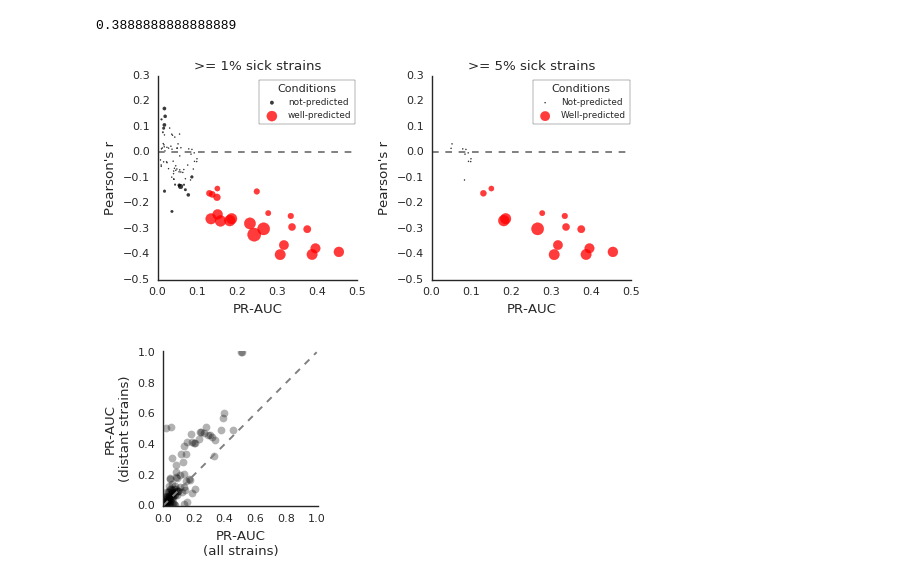
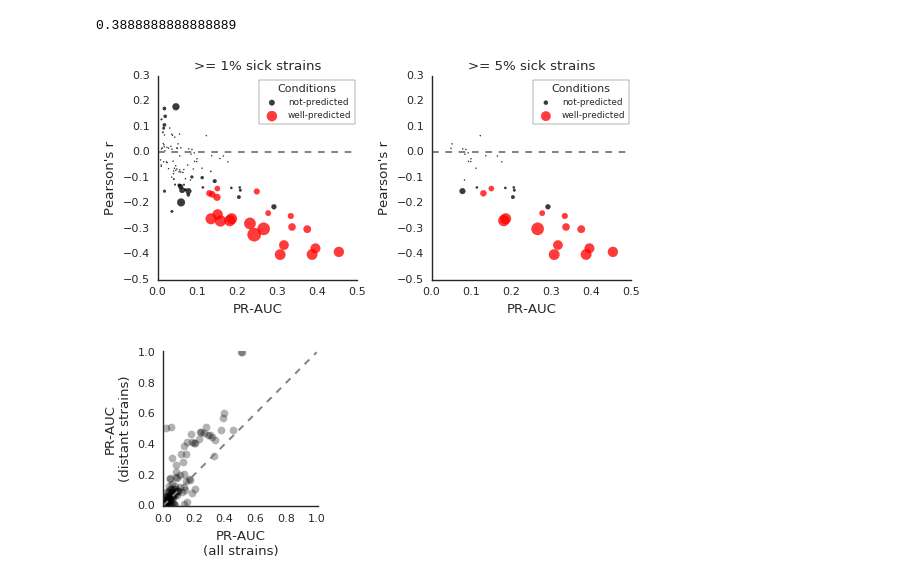
Before and after one commit to mgalardini/ecopredict, a Jupyter notebook: notebooks/sfig4.ipynb, the cells around one changed output. Drawn from its saved outputs; the diff is of its cells as text; code cells hidden in the pictures.

```diff
--- a/notebooks/sfig4.ipynb
+++ b/notebooks/sfig4.ipynb
@@ -120,30 +120,23 @@ Proportion of well-predicted conditions (sick strains >= 5%)
 # %%
 plt.figure(figsize=(7, 3.5))
 
+well_1 = df[(df.psick >= 0.01) &
+            (df.pvalue_corrected <= 0.01) &
+            (df['pr-auc'] >= 0.1)]
+not_1 = df.loc[set(df[(df.psick >= 0.01)].index).difference(well_1.index)]
+
 plt.subplot(121)
 plt.title('>= 1% sick strains')
-plt.scatter(df[(df.psick >= 0.01) &
-               (df.pvalue_corrected > 0.01) &
-               (df['pr-auc'] < 0.1)]['pr-auc'],
-            df[(df.psick >= 0.01) &
-               (df.pvalue_corrected > 0.01) &
-               (df['pr-auc'] < 0.1)].rvalue,
-            (-np.log10(df[(df.psick >= 0.01) &
-                         (df.pvalue_corrected > 0.01) &
-               (df['pr-auc'] < 0.1)]['pvalue_corrected']) + 0.1)*10,
+plt.scatter(not_1['pr-auc'],
+            not_1.rvalue,
+            (-np.log10(not_1['pvalue_corrected']) + 0.1)*10,
             color='k',
             label='not-predicted',
             alpha=0.77)
 
-plt.scatter(df[(df.psick >= 0.01) &
-               (df.pvalue_corrected <= 0.01) &
-               (df['pr-auc'] >= 0.1)]['pr-auc'],
-            df[(df.psick >= 0.01) &
-               (df.pvalue_corrected <= 0.01) &
-               (df['pr-auc'] >= 0.1)].rvalue,
-            (-np.log10(df[(df.psick >= 0.01) &
-                         (df.pvalue_corrected <= 0.01) &
-               (df['pr-auc'] >= 0.1)]['pvalue_corrected']) + 0.1)*10,
+plt.scatter(well_1['pr-auc'],
+            well_1.rvalue,
+            (-np.log10(well_1['pvalue_corrected']) + 0.1)*10,
             color='r',
             label='well-predicted',
             alpha=0.77)
@@ -162,54 +155,47 @@ plt.axhline(0,
             ls='dashed')
 plt.xlim(0)
 
+well_1 = df[(df.psick >= 0.05) &
+            (df.pvalue_corrected <= 0.01) &
+            (df['pr-auc'] >= 0.1)]
+not_1 = df.loc[set(df[(df.psick >= 0.05)].index).difference(well_1.index)]
+
 plt.subplot(122)
 plt.title('>= 5% sick strains')
-plt.scatter(df[(df.psick >= 0.05) &
-               (df.pvalue_corrected > 0.01) &
-               (df['pr-auc'] < 0.1)]['pr-auc'],
-            df[(df.psick >= 0.05) &
-               (df.pvalue_corrected > 0.01) &
-               (df['pr-auc'] < 0.1)].rvalue,
-            (-np.log10(df[(df.psick >= 0.05) &
-                         (df.pvalue_corrected > 0.01) &
-               (df['pr-auc'] < 0.1)]['pvalue_corrected']) + 0.1)*10,
+plt.scatter(not_1['pr-auc'],
+            not_1.rvalue,
+            (-np.log10(not_1['pvalue_corrected']) + 0.1)*10,
             color='k',
-            label='Not-predicted',
+            label='not-predicted',
             alpha=0.77)
 
-plt.scatter(df[(df.psick >= 0.05) &
-               (df.pvalue_corrected <= 0.01) &
-               (df['pr-auc'] >= 0.1)]['pr-auc'],
-            df[(df.psick >= 0.05) &
-               (df.pvalue_corrected <= 0.01) &
-               (df['pr-auc'] >= 0.1)].rvalue,
-            (-np.log10(df[(df.psick >= 0.05) &
-                         (df.pvalue_corrected <= 0.01) &
-               (df['pr-auc'] >= 0.1)]['pvalue_corrected']) + 0.1)*10,
+plt.scatter(well_1['pr-auc'],
+            well_1.rvalue,
+            (-np.log10(well_1['pvalue_corrected']) + 0.1)*10,
             color='r',
-            label='Well-predicted',
+            label='well-predicted',
             alpha=0.77)
 
 plt.xlabel('PR-AUC')
 plt.ylabel('Pearson\'s r')
 
 plt.axhline(0,
             color='grey',
             ls='dashed')
 plt.xlim(0)
 plt.ylim(-0.5, 0.3)
 
 plt.legend(title='Conditions',
            frameon=True,
            loc='upper center',
            bbox_to_anchor=(0.75, 1))
 
 plt.tight_layout()
 sns.despine()
 plt.savefig('sfig4a.svg',
             dpi=150);
 # %% [output]
-[figure, old version]
+[figure, new version]
 # %%
 import numpy as np
 import pandas as pd
```
Also changed, not shown: parts of 1 cell of this notebook, 1 other file.
